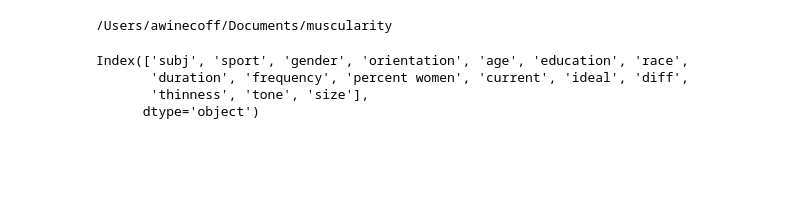
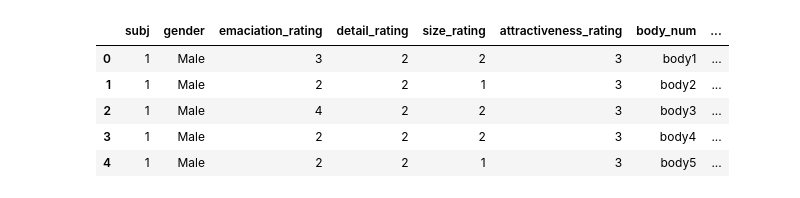
Before and after one commit to amywinecoff/sport-body-project, a Jupyter notebook: analysis.ipynb, the cells around one changed output. Cells and saved outputs as stored; diff of their text form; code cells hidden in the pictures; blank space fills up the shorter version.

```diff
--- a/analysis.ipynb
+++ b/analysis.ipynb
@@ -8,11 +8,6 @@ import numpy as np
 import statsmodels.formula.api as smf
 import matplotlib.pyplot as plt
 import seaborn as sns
-# %%
-cwd = os.getcwd()
-print(cwd)
-# %% [output]
-/Users/awinecoff/Documents/muscularity
 # %%
 def create_connection(db_file):
     """ create a database connection to the SQLite database
@@ -59,9 +53,14 @@ demographics = select_from_table(conn, 'demographics')
 
 conn.close()
-# %%
-demographics.columns
-# %% [output]
-Index(['subj', 'sport', 'gender', 'orientation', 'age', 'education', 'race',
-       'duration', 'frequency', 'percent women', 'current', 'ideal', 'diff',
-       'thinness', 'tone', 'size'],
-      dtype='object')
+# %%
+
+validation_grouped = validation[['size','size_rating', 'gender']].groupby(['size', 'gender']).mean().reset_index()
+validation.head(5)
+#validation_grouped
+# %% [output]
+|  | subj | gender | emaciation_rating | detail_rating | size_rating | attractiveness_rating | body_num | ... |
+| 0 | 1 | Male | 3 | 2 | 2 | 3 | body1 | ... |
+| 1 | 1 | Male | 2 | 2 | 1 | 3 | body2 | ... |
+| 2 | 1 | Male | 4 | 2 | 2 | 3 | body3 | ... |
+| 3 | 1 | Male | 2 | 2 | 2 | 3 | body4 | ... |
+| 4 | 1 | Male | 2 | 2 | 1 | 3 | body5 | ... |
```
Also changed, not shown: parts of 18 cells of this notebook, 3 other files.
